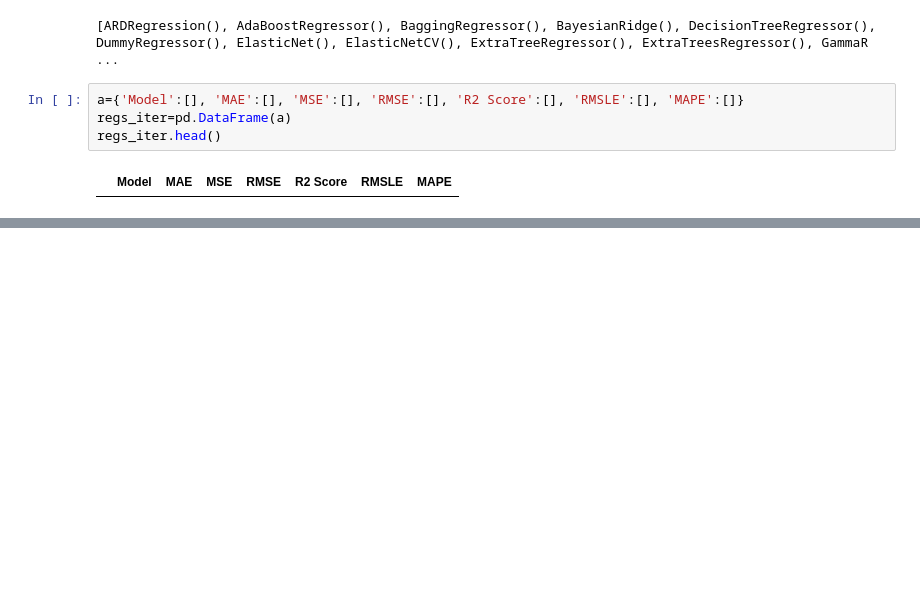
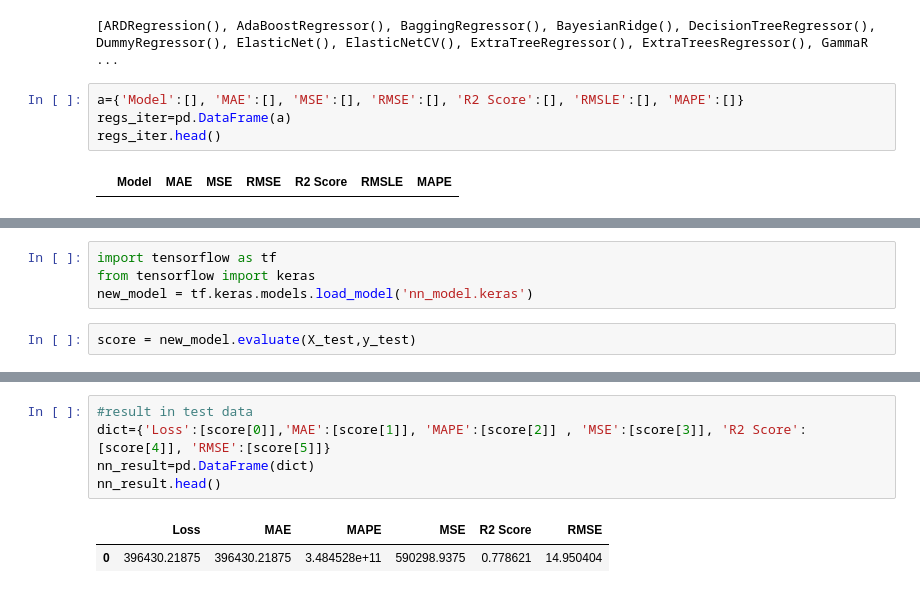
Before and after one commit to hairfann/airfare-prediction, a Jupyter notebook: data_cleaner.ipynb, the cells around one changed output, grey strips where cells are left out. Cells and saved outputs as stored; diff of their text form; blank space fills up the shorter version.

```diff
--- a/data_cleaner.ipynb
+++ b/data_cleaner.ipynb
@@ -534,0 +577,6 @@ AttributeError: 'TweedieRegressor' object has no attribute 'feature_importances_
+# %%
+import tensorflow as tf
+from tensorflow import keras
+new_model = tf.keras.models.load_model('nn_model.keras')
+# %%
+score = new_model.evaluate(X_test,y_test)
@@ -534,0 +610,8 @@ AttributeError: 'TweedieRegressor' object has no attribute 'feature_importances_
+# %%
+#result in test data
+dict={'Loss':[score[0]],'MAE':[score[1]], 'MAPE':[score[2]] , 'MSE':[score[3]], 'R2 Score':[score[4]], 'RMSE':[score[5]]}
+nn_result=pd.DataFrame(dict)
+nn_result.head()
+# %% [output]
+|  | Loss | MAE | MAPE | MSE | R2 Score | RMSE |
+| 0 | 396430.21875 | 396430.21875 | 3.484528e+11 | 590298.9375 | 0.778621 | 14.950404 |
```
Also changed, not shown: parts of 10 cells of this notebook, 1 other file.
